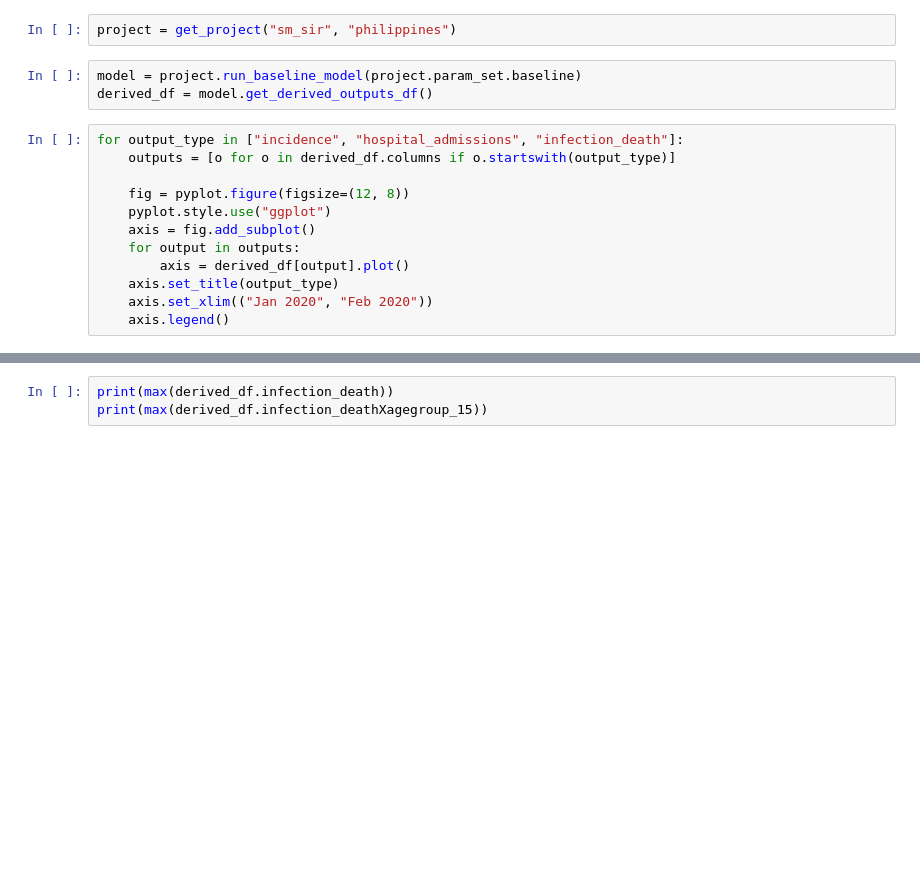
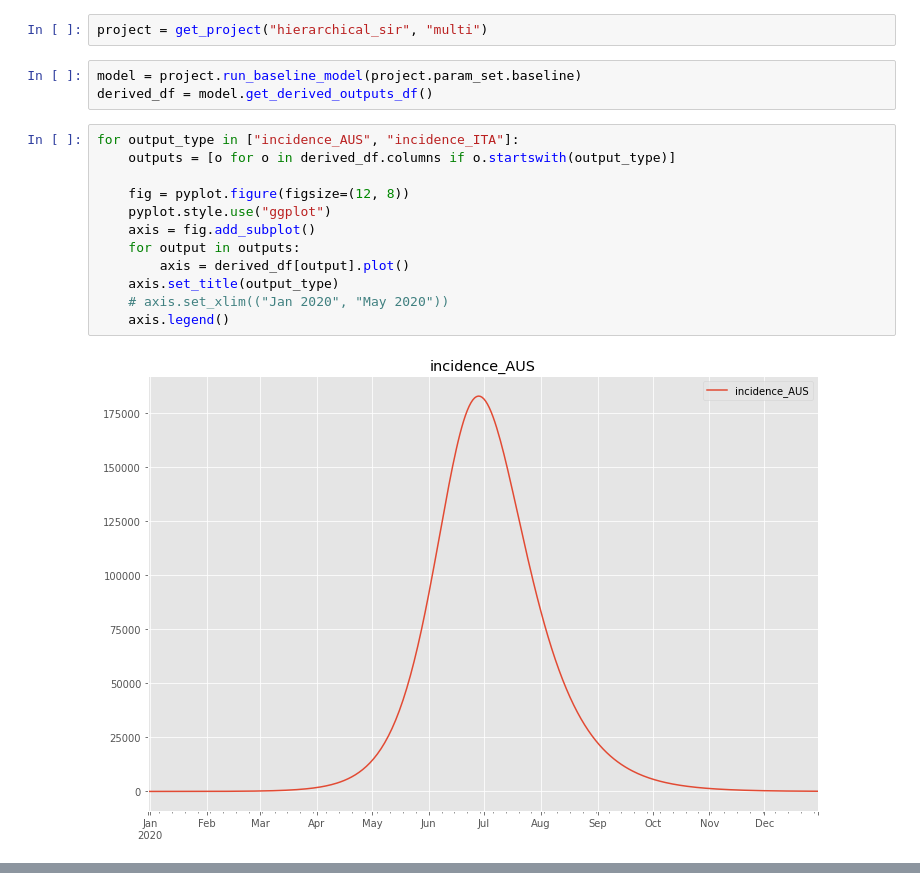
Before and after one commit to monash-emu/AuTuMN, a Jupyter notebook: notebooks/user/rragonnet/manual_calibration.ipynb, the cells around one changed output, grey strips where cells are left out. Cells and saved outputs as stored; diff of their text form; blank space fills up the shorter version.

```diff
--- a/notebooks/user/rragonnet/manual_calibration.ipynb
+++ b/notebooks/user/rragonnet/manual_calibration.ipynb
@@ -8,17 +8,19 @@ from autumn.tools.utils.display import pretty_print
 # %%
-project = get_project("sm_sir", "philippines")
+project = get_project("hierarchical_sir", "multi")
 # %%
 model = project.run_baseline_model(project.param_set.baseline)
 derived_df = model.get_derived_outputs_df()
 # %%
-for output_type in ["incidence", "hospital_admissions", "infection_death"]:
+for output_type in ["incidence_AUS", "incidence_ITA"]:
     outputs = [o for o in derived_df.columns if o.startswith(output_type)]
 
     fig = pyplot.figure(figsize=(12, 8))
     pyplot.style.use("ggplot")
     axis = fig.add_subplot()
     for output in outputs:
         axis = derived_df[output].plot()
     axis.set_title(output_type)
-    axis.set_xlim(("Jan 2020", "Feb 2020"))
+    # axis.set_xlim(("Jan 2020", "May 2020"))
     axis.legend()
+# %% [output]
+[figure, added]
@@ -25,3 +27,0 @@ for output_type in ["incidence", "hospital_admissions", "infection_death"]:
-# %%
-print(max(derived_df.infection_death))
-print(max(derived_df.infection_deathXagegroup_15))
```
Also changed, not shown: parts of 2 cells of this notebook, 8 other files.
